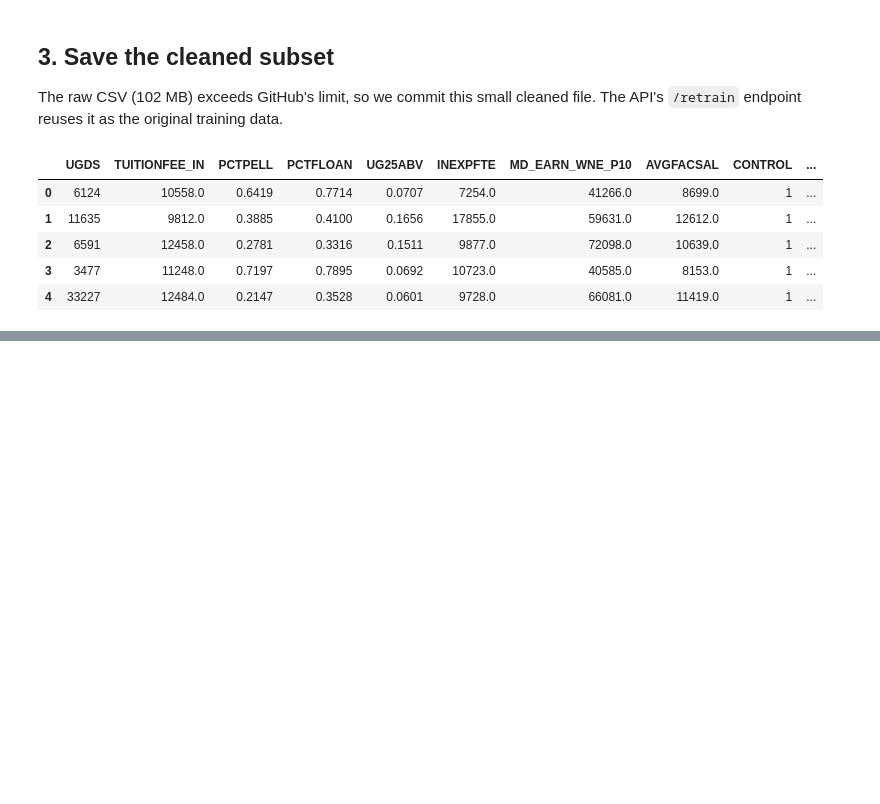
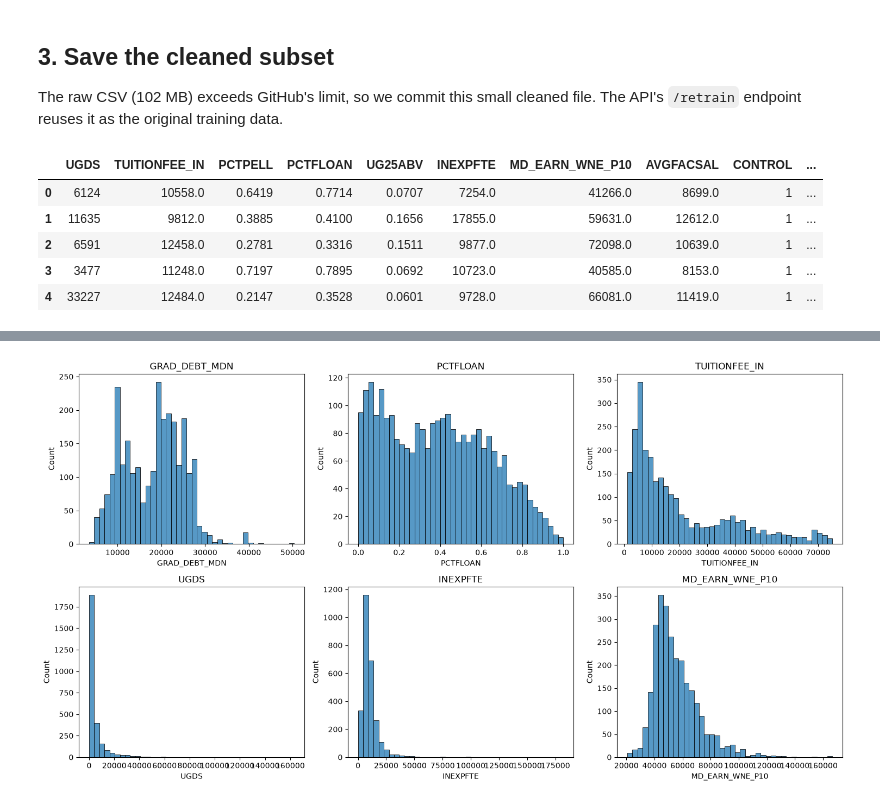
Before and after one commit to mugishamoses/mugisha_moses_linear_regression_model, a Jupyter notebook: summative/linear_regression/multivariate.ipynb, the cells around one changed output, grey strips where cells are left out. Cells and saved outputs as stored; diff of their text form; code cells hidden in the pictures; blank space fills up the shorter version.

```diff
--- a/summative/linear_regression/multivariate.ipynb
+++ b/summative/linear_regression/multivariate.ipynb
@@ -99,0 +127,7 @@ pd.read_csv("../API/debt_data.csv").head()
+# %%
+fig, axes = plt.subplots(2, 3, figsize=(15, 8))
+for ax, col in zip(axes.flat, [TARGET, "PCTFLOAN", "TUITIONFEE_IN", "UGDS", "INEXPFTE", "MD_EARN_WNE_P10"]):
+    sns.histplot(df[col], bins=40, ax=ax); ax.set_title(col)
+plt.tight_layout(); plt.show()
+# %% [output]
+[figure, added]
```
Also changed, not shown: parts of 6 cells of this notebook.
